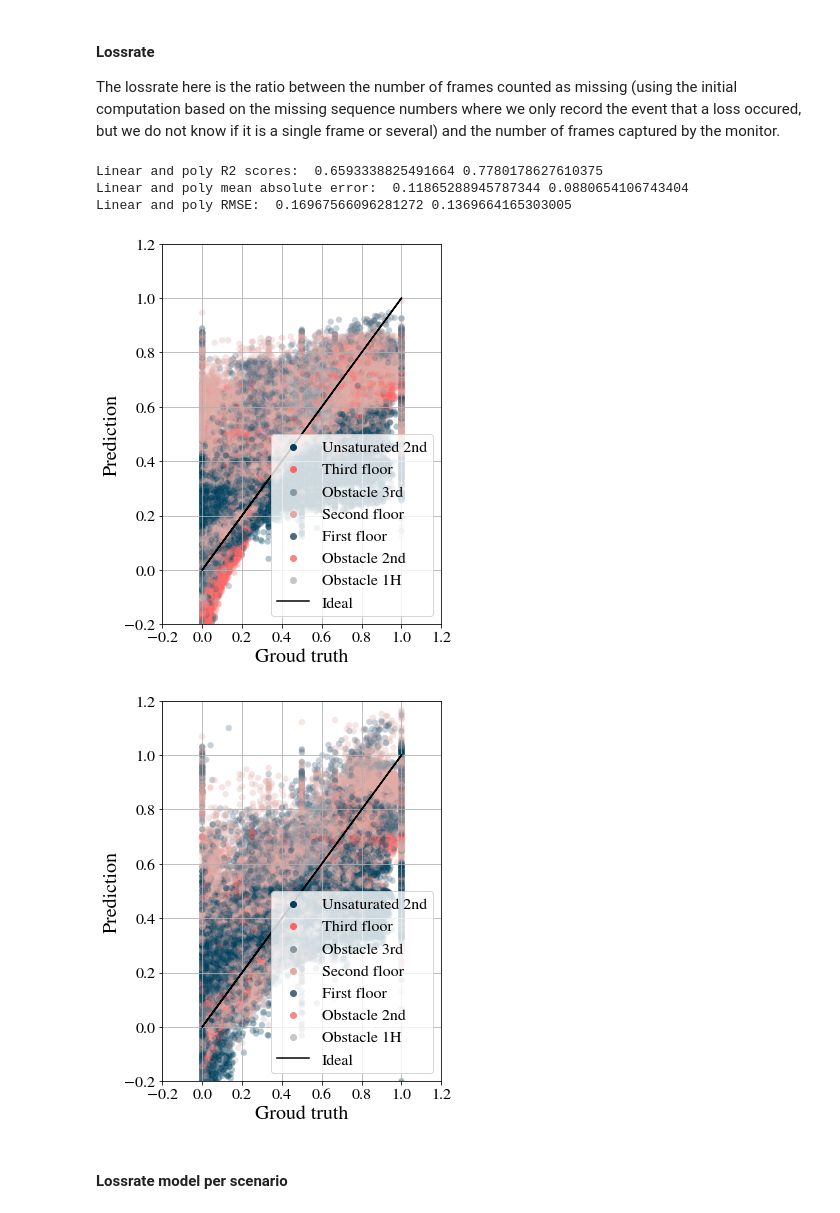
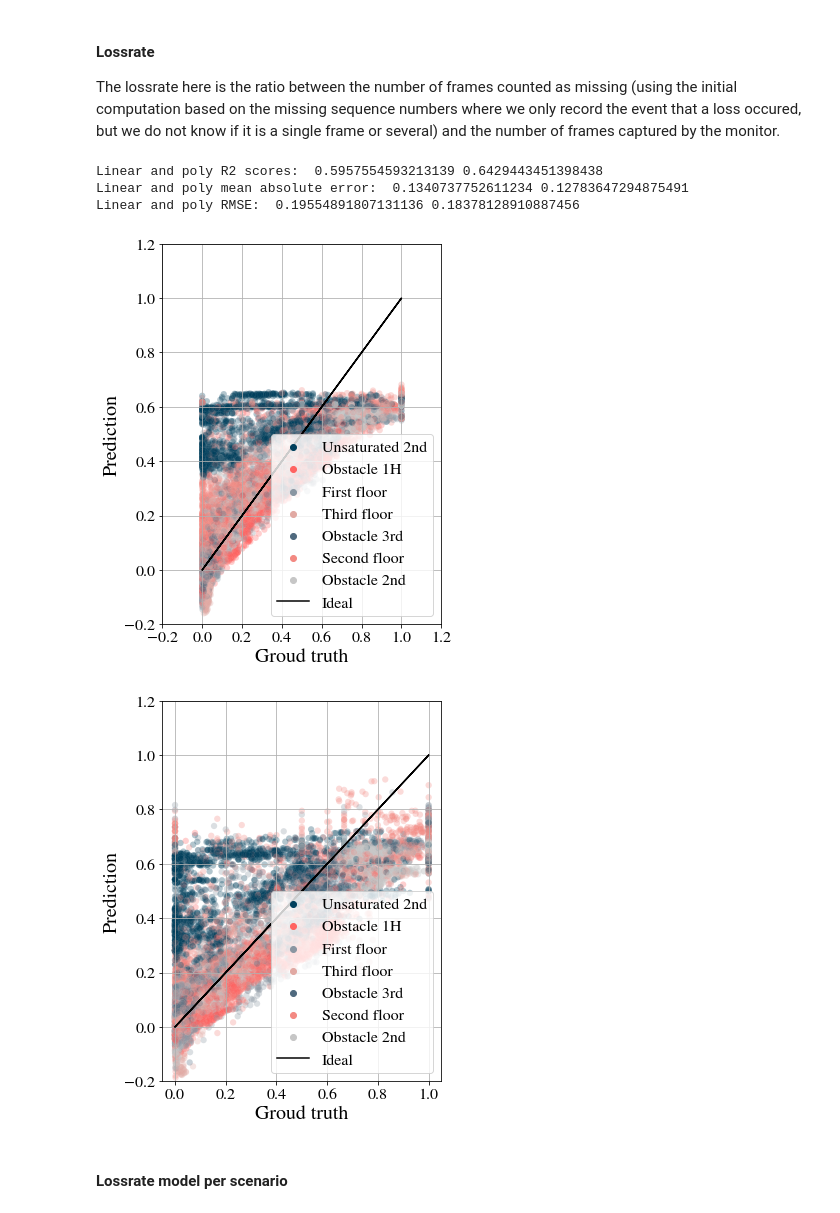
Before and after one commit to marija-stojanova/wifi-ml-complete, a Jupyter notebook: complete_model.ipynb, the cells around one changed output. Cells and saved outputs as stored; diff of their text form; code cells hidden in the pictures.

```diff
--- a/complete_model.ipynb
+++ b/complete_model.ipynb
@@ -453,17 +456,0 @@ Linear and poly RMSE:  0.08618488731881577 0.0731807745128764
-# %%
-from sklearn.model_selection import StratifiedShuffleSplit
-
-# X = data_cleaned.drop(['time', 'retry', 'retry_ack', 'retry_monitor', 'Scenario', 'LoS', 'antenna', 'mcs', 'nss', 'bw', 'throughput_monitor', 'pktlost_seq_initial'], axis=1, errors='ignore')
-X = data_cleaned[['mcs', 'nss', 'bw', 'rssi', 'datarate', 'throughput_monitor', 'nbpkt_ack']]
-y = data_cleaned['retry_ack'].copy()
-
-split = StratifiedShuffleSplit(n_splits=1, test_size=0.2, random_state=42)
-bins = np.linspace(0, len(data_cleaned) , 20)
-y_binned = np.digitize(y, bins)
-for train_index, test_index in split.split(data_cleaned, y_binned):
-    hue_markers = data_cleaned['Scenario'].loc[test_index]
-    X_train = X.loc[train_index]
-    X_test = X.loc[test_index]
-    y_train = y.loc[train_index]
-    y_test = y.loc[test_index]
-linear_model, poly_model, sorted_coef_linear, sorted_coef_poly, y_test_all, y_predict_poly_all =  plot_model(X_train, y_train, X_test, y_test, Ridge, [1])
@@ -478,26 +502,29 @@ Linear and poly RMSE:  0.04433753147993279 0.03748844432089677
 The lossrate here is the ratio between the number of frames counted as missing (using the initial computation based on the missing sequence numbers where we only record the event that a loss occured, but we do not know if it is a single frame or several) and the number of frames captured by the monitor.
 # %%
 from sklearn.model_selection import StratifiedShuffleSplit
-features = ['nbpkt_monitor', 'mcs', 'datarate', 'throughput_monitor', 'rssi', 'nbpkt_ack']
+features = ['mcs', 'rssi', 'throughput_monitor', 'nbpkt_monitor', 'datarate', 'distance']
+metric = 'lossrate_monitor'
 # X = data_cleaned.drop(['time', 'retry', 'retry_ack', 'retry_monitor', 'Scenario', 'LoS', 'antenna', 'mcs', 'nss', 'bw', 'throughput_monitor', 'pktlost_seq_initial'], axis=1, errors='ignore')
 X = data_cleaned[features]
 y = data_cleaned['lossrate_monitor'].copy()
 
 split = StratifiedShuffleSplit(n_splits=1, test_size=0.2, random_state=42)
 bins = np.linspace(0, len(data_cleaned) , 20)
 y_binned = np.digitize(y, bins)
 for train_index, test_index in split.split(data_cleaned, y_binned):
     hue_markers = data_cleaned['Scenario'].loc[test_index]
-    X_train = X.loc[train_index]
-    X_test = X.loc[test_index]
-    y_train = y.loc[train_index]
-    y_test = y.loc[test_index]
-linear_model_all, poly_model_all, sorted_coef_linear_all, sorted_coef_poly_all, y_test_all, y_predict_poly_all =  plot_model(X_train, y_train, X_test, y_test, Ridge, [1])
+    X_train_all = X.loc[train_index]
+    X_test_all = X.loc[test_index]
+    y_train_all = y.loc[train_index]
+    y_test_all = y.loc[test_index]
+
+grid_linear_all, grid_poly_all =  calculate_model(X_train_all, y_train_all, cv=5, model_kargs={'Ridge__alpha':np.arange(0.5,10.5,0.5)})
+y_predict_linear_all, y_predict_poly_all, r2_linear_all, r2_poly_all, mae_linear_all, mae_poly_all, rmse_linear_all, rmse_poly_all = plot_model(grid_linear=grid_linear_all, grid_poly=grid_poly_all, X_test=X_test_all, y_test=y_test_all)
 # %% [output]
-Linear and poly R2 scores:  0.6593338825491664 0.7780178627610375
-Linear and poly mean absolute error:  0.11865288945787344 0.0880654106743404
-Linear and poly RMSE:  0.16967566096281272 0.1369664165303005
+Linear and poly R2 scores:  0.5957554593213139 0.6429443451398438
+Linear and poly mean absolute error:  0.1340737752611234 0.12783647294875491
+Linear and poly RMSE:  0.19554891807131136 0.18378128910887456
-[figure, old version]
+[figure, new version]
-[figure, old version]
+[figure, new version]
 # %% [markdown]
 <h4>Lossrate model per scenario</h4>
```
Also changed, not shown: parts of 44 cells of this notebook, 6 other files.
